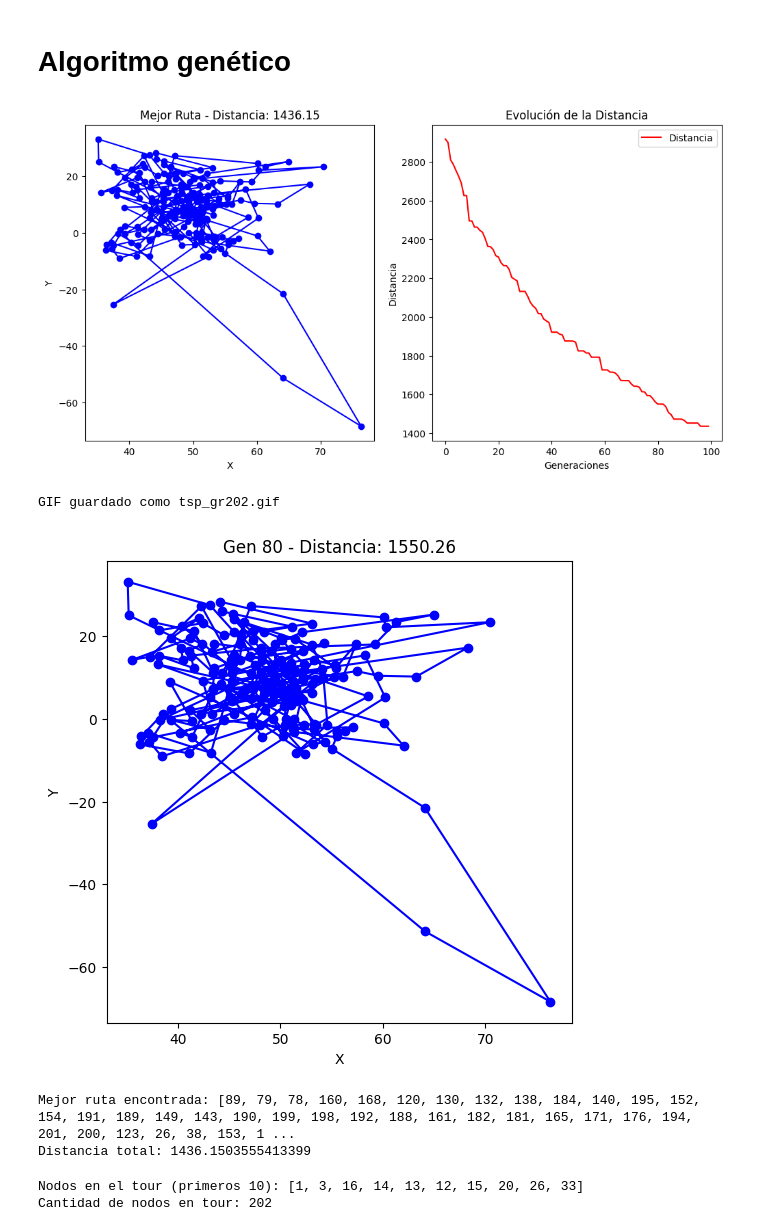
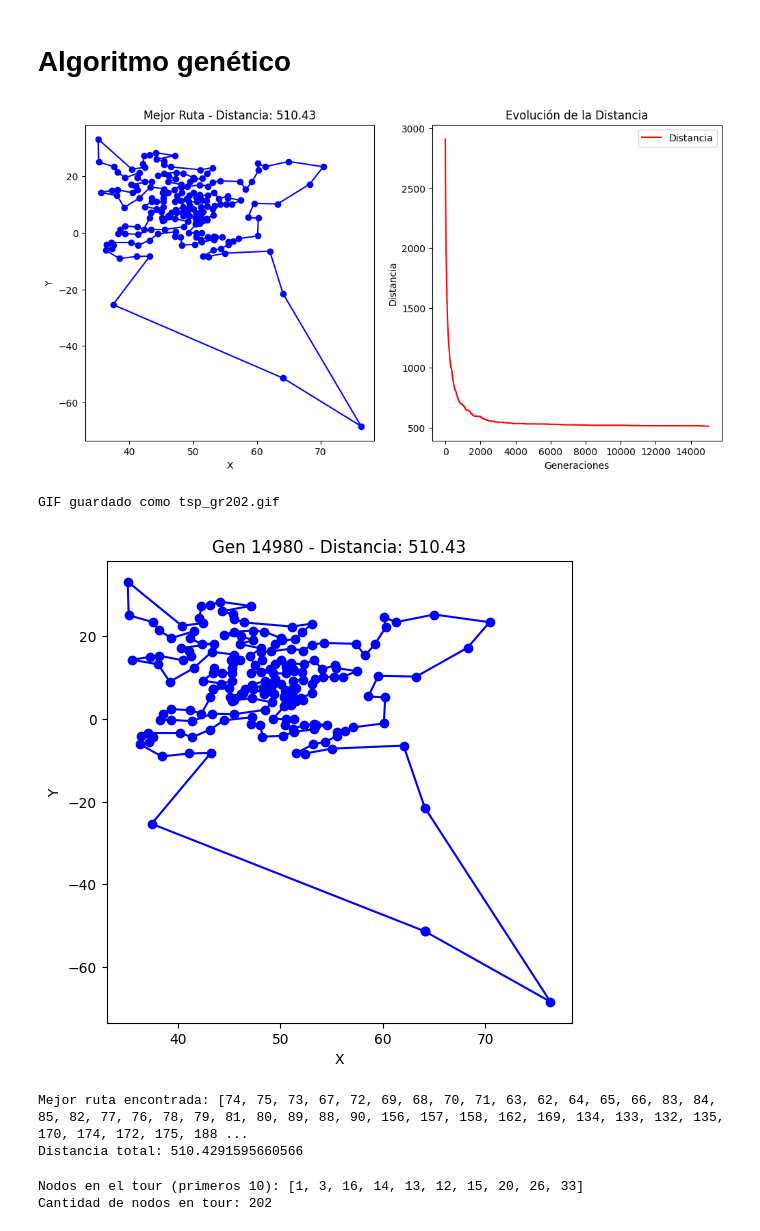
Before and after one commit to chuy-zip/PROY1_MODSIM, a Jupyter notebook: gr202/parte1.ipynb, the cells around one changed output. Saved outputs shown, nothing was run; the diff lists cells and outputs as text; code cells hidden in the pictures.

```diff
--- a/gr202/parte1.ipynb
+++ b/gr202/parte1.ipynb
@@ -255,23 +255,23 @@ def genetic_algorithm(distance_table, N=200, maxIter=1000,
 # %%
 best_route, best_dist = genetic_algorithm(distance_table,
                                           N=300,
-                                          maxIter=100,
+                                          maxIter=15000,
                                           p_survivors=0.2,
                                           p_crossover=0.7,
                                           p_mutation=0.1,
                                           visualize=True,
                                           save_gif=True,
                                           gif_name="tsp_gr202.gif")
 # %% [output]
-[figure, old version]
+[figure, new version]
 GIF guardado como tsp_gr202.gif
-[figure, old version]
+[figure, new version]
 # %%
 print("Mejor ruta encontrada:", best_route)
 print("Distancia total:", best_dist)
 # %% [output]
-Mejor ruta encontrada: [89, 79, 78, 160, 168, 120, 130, 132, 138, 184, 140, 195, 152, 154, 191, 189, 149, 143, 190, 199, 198, 192, 188, 161, 182, 181, 165, 171, 176, 194, 201, 200, 123, 26, 38, 153, 1 ...
-Distancia total: 1436.1503555413399
+Mejor ruta encontrada: [74, 75, 73, 67, 72, 69, 68, 70, 71, 63, 62, 64, 65, 66, 83, 84, 85, 82, 77, 76, 78, 79, 81, 80, 89, 88, 90, 156, 157, 158, 162, 169, 134, 133, 132, 135, 170, 174, 172, 175, 188 ...
+Distancia total: 510.4291595660566
 # %%
 def load_nodes_from_tsp(path):
     with open(path, 'r') as f:
```
Also changed, not shown: 2 other files.
